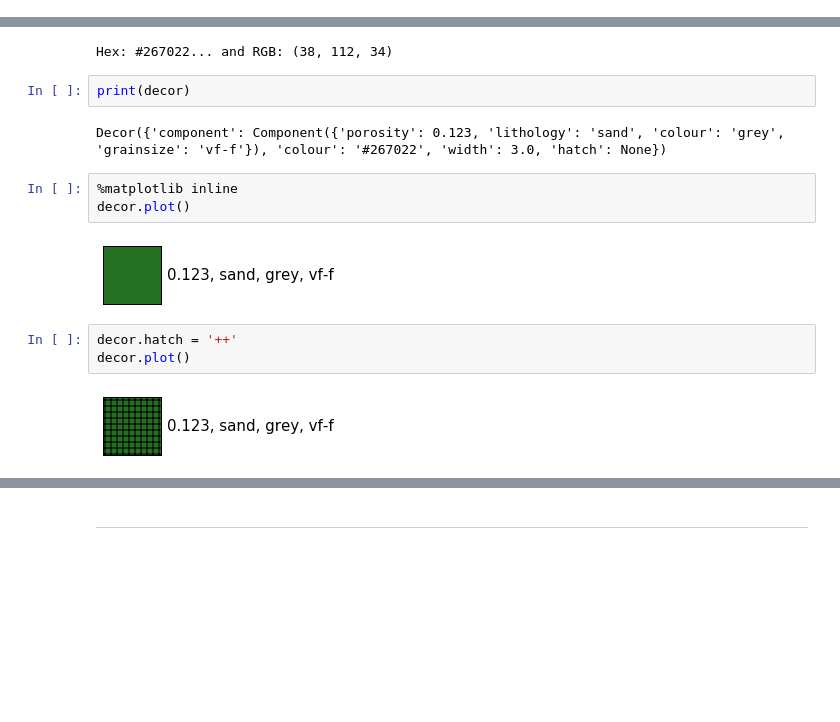
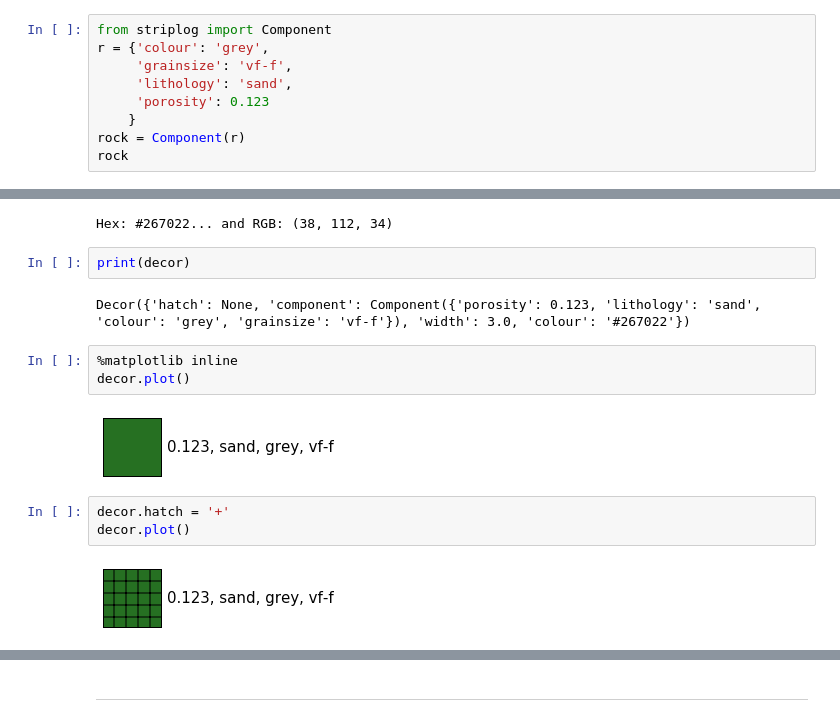
Before and after one commit to agilescientific/striplog, a Jupyter notebook: tutorial/Display_objects.ipynb, the cells around one changed output, grey strips where cells are left out. Cells and saved outputs as stored; diff of their text form; blank space fills up the shorter version.

```diff
--- a/tutorial/Display_objects.ipynb
+++ b/tutorial/Display_objects.ipynb
@@ -51,0 +63,9 @@ rock
+# %%
+from striplog import Component
+r = {'colour': 'grey',
+     'grainsize': 'vf-f',
+     'lithology': 'sand',
+     'porosity': 0.123
+    }
+rock = Component(r)
+rock
@@ -80,14 +105,14 @@ Hex: #267022... and RGB: (38, 112, 34)
 # %%
 print(decor)
 # %% [output]
-Decor({'component': Component({'porosity': 0.123, 'lithology': 'sand', 'colour': 'grey', 'grainsize': 'vf-f'}), 'colour': '#267022', 'width': 3.0, 'hatch': None})
+Decor({'hatch': None, 'component': Component({'porosity': 0.123, 'lithology': 'sand', 'colour': 'grey', 'grainsize': 'vf-f'}), 'width': 3.0, 'colour': '#267022'})
 # %%
 %matplotlib inline
 decor.plot()
 # %% [output]
 [figure]
 # %%
-decor.hatch = '++'
+decor.hatch = '+'
 decor.plot()
 # %% [output]
-[figure, old version]
+[figure, new version]
```
Also changed, not shown: parts of 26 cells of this notebook, 5 other files.
